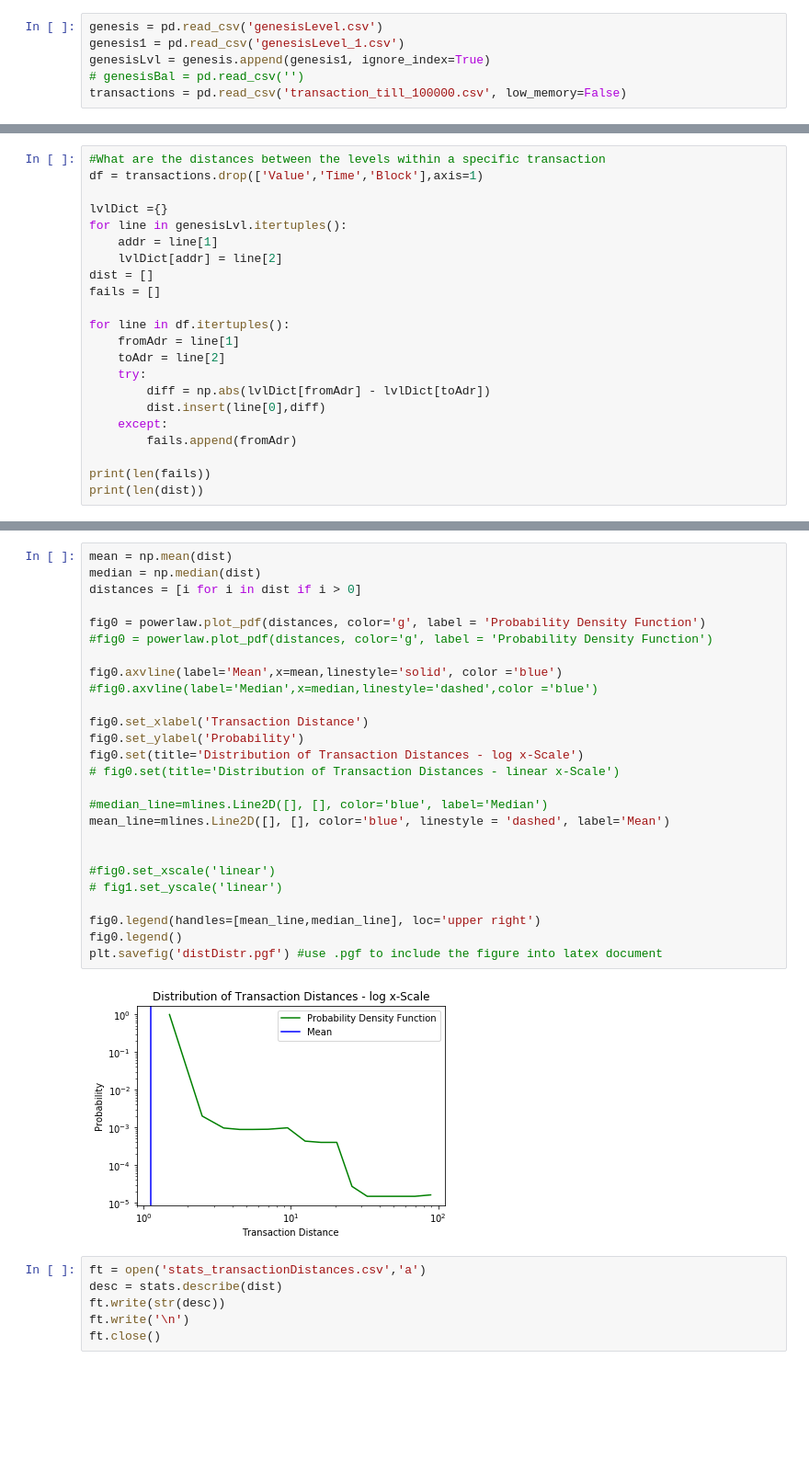
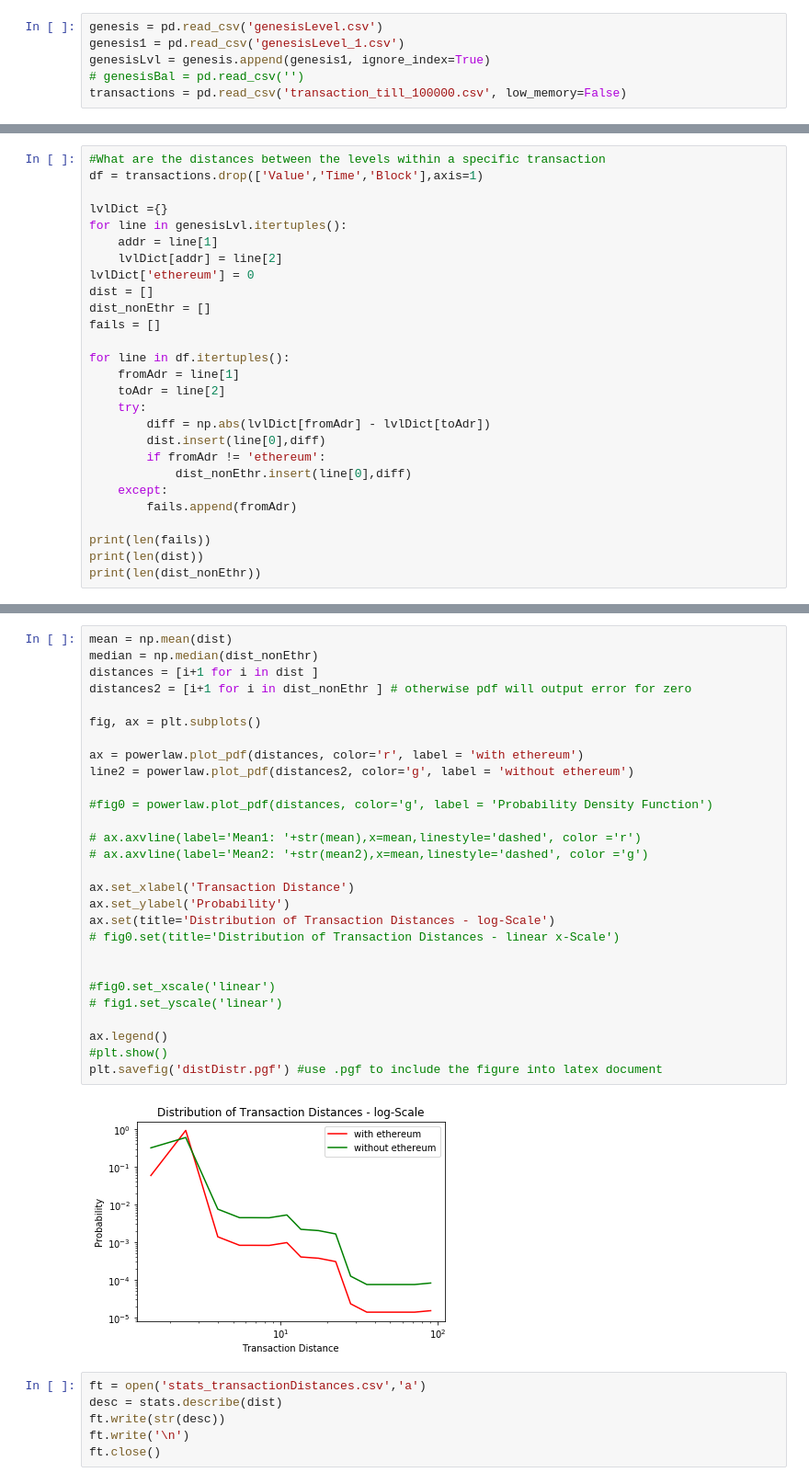
Before and after one commit to Sandipan99/Ethereum, a Jupyter notebook: GenesisVisualization.ipynb, the cells around one changed output, grey strips where cells are left out. Shown at 92% size. Drawn from its saved outputs; the diff is of its cells as text; blank space fills up the shorter version.

```diff
--- a/GenesisVisualization.ipynb
+++ b/GenesisVisualization.ipynb
@@ -84,7 +89,9 @@ lvlDict ={}
 for line in genesisLvl.itertuples():
     addr = line[1]
     lvlDict[addr] = line[2]
+lvlDict['ethereum'] = 0
 dist = []
+dist_nonEthr = []
 fails = []
 
 for line in df.itertuples():
@@ -93,11 +100,14 @@ for line in df.itertuples():
     try:
         diff = np.abs(lvlDict[fromAdr] - lvlDict[toAdr])
         dist.insert(line[0],diff)
+        if fromAdr != 'ethereum':
+            dist_nonEthr.insert(line[0],diff)
     except:
         fails.append(fromAdr)
 
 print(len(fails))
 print(len(dist))
+print(len(dist_nonEthr))
 # %% [output]
 68
 143836
@@ -104,31 +115,33 @@ print(len(dist))
 # %%
 mean = np.mean(dist)
-median = np.median(dist)
-distances = [i for i in dist if i > 0]
+median = np.median(dist_nonEthr)
+distances = [i+1 for i in dist ]
+distances2 = [i+1 for i in dist_nonEthr ] # otherwise pdf will output error for zero
 
-fig0 = powerlaw.plot_pdf(distances, color='g', label = 'Probability Density Function')
+fig, ax = plt.subplots()
+
+ax = powerlaw.plot_pdf(distances, color='r', label = 'with ethereum')
+line2 = powerlaw.plot_pdf(distances2, color='g', label = 'without ethereum')
+
 #fig0 = powerlaw.plot_pdf(distances, color='g', label = 'Probability Density Function')
 
-fig0.axvline(label='Mean',x=mean,linestyle='solid', color ='blue')
-#fig0.axvline(label='Median',x=median,linestyle='dashed',color ='blue')
+# ax.axvline(label='Mean1: '+str(mean),x=mean,linestyle='dashed', color ='r')
+# ax.axvline(label='Mean2: '+str(mean2),x=mean,linestyle='dashed', color ='g')
 
-fig0.set_xlabel('Transaction Distance')
-fig0.set_ylabel('Probability')
-fig0.set(title='Distribution of Transaction Distances - log x-Scale')
+ax.set_xlabel('Transaction Distance')
+ax.set_ylabel('Probability')
+ax.set(title='Distribution of Transaction Distances - log-Scale')
 # fig0.set(title='Distribution of Transaction Distances - linear x-Scale')
-
-#median_line=mlines.Line2D([], [], color='blue', label='Median')
-mean_line=mlines.Line2D([], [], color='blue', linestyle = 'dashed', label='Mean')
 
 
 #fig0.set_xscale('linear')
 # fig1.set_yscale('linear')
 
-fig0.legend(handles=[mean_line,median_line], loc='upper right')
-fig0.legend()
+ax.legend()
+#plt.show()
 plt.savefig('distDistr.pgf') #use .pgf to include the figure into latex document
 # %% [output]
-[figure, old version]
+[figure, new version]
 # %%
 ft = open('stats_transactionDistances.csv','a')
 desc = stats.describe(dist)
```
Also changed, not shown: parts of 5 cells of this notebook, 3 other files.
